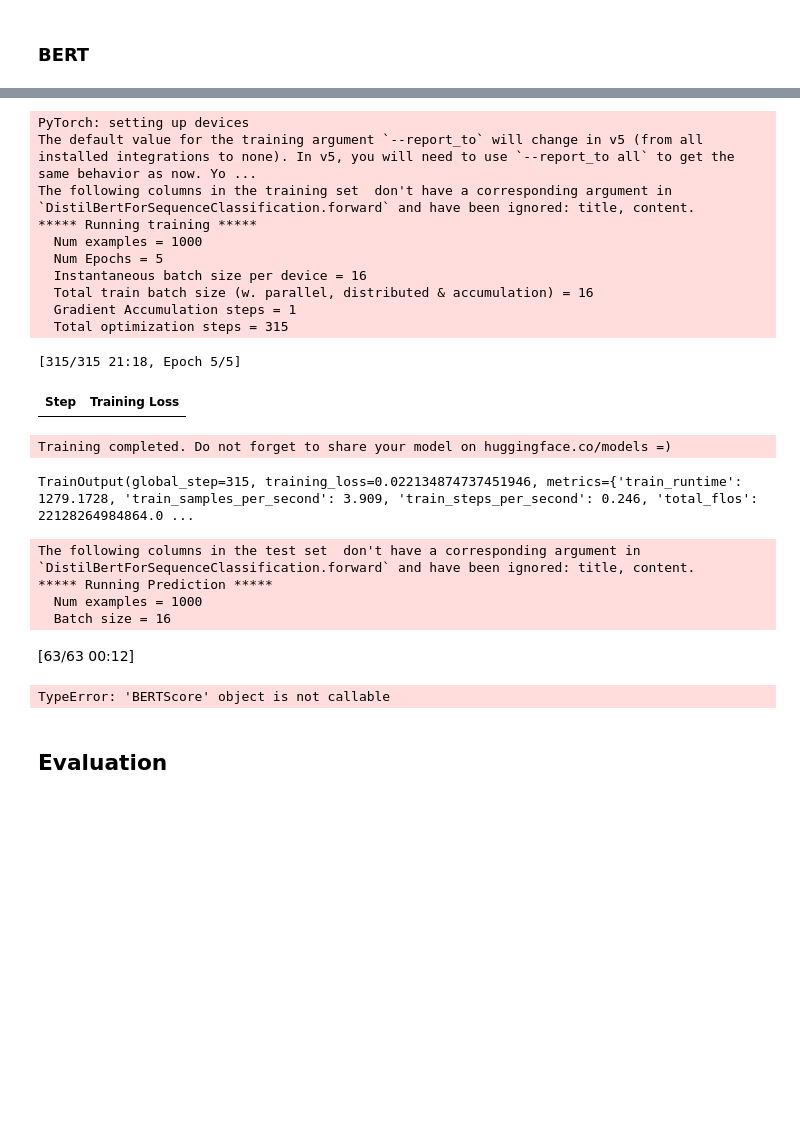
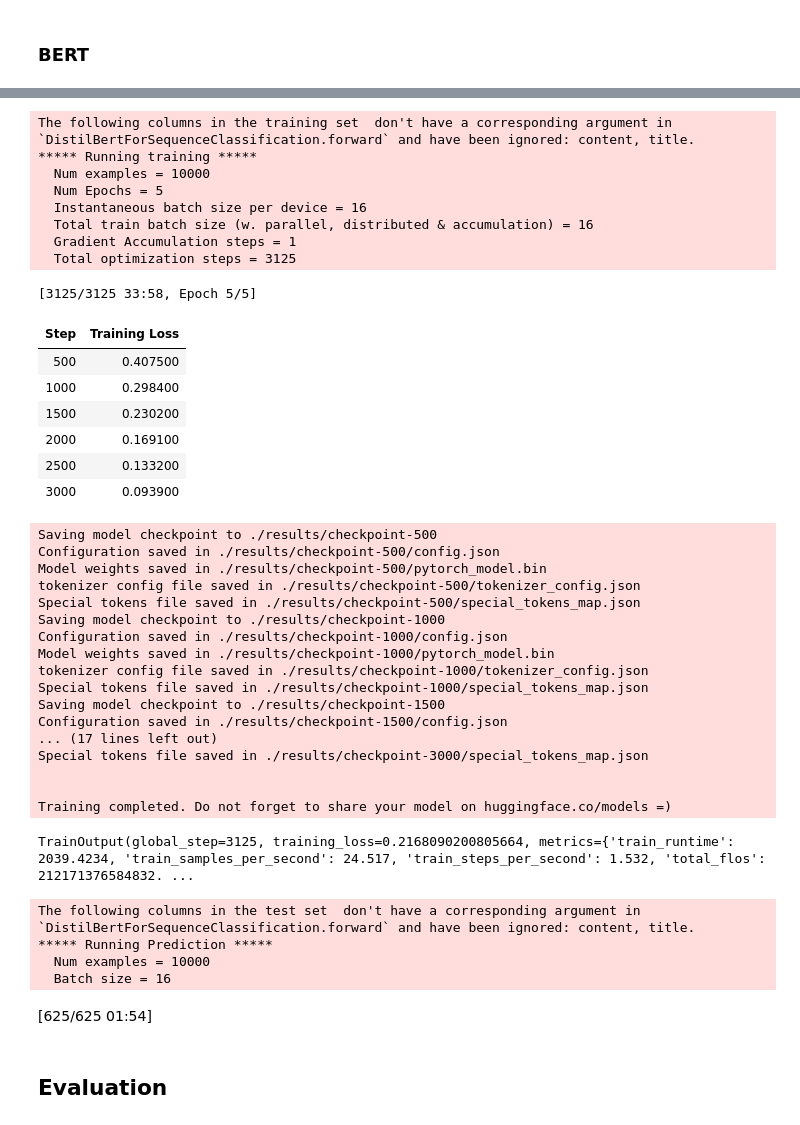
Before and after one commit to PatrikDurdevic/Conformal-Prediction-for-NLP-Sentiment-Classification, a Jupyter notebook: BSc_Thesis.ipynb, the cells around one changed output, grey strips where cells are left out. Saved outputs shown, nothing was run; the diff lists cells and outputs as text; code cells hidden in the pictures; blank space fills up the shorter version.

```diff
--- a/BSc_Thesis.ipynb
+++ b/BSc_Thesis.ipynb
@@ -6,6 +6,6 @@
 from datasets import load_dataset
 import numpy as np
 dataset = load_dataset('amazon_polarity')
-smaller_dataset = dataset.filter(lambda e, i: i<1000, with_indices=True)
+smaller_dataset = dataset.filter(lambda e, i: i<10000, with_indices=True)
 # %% [output]
 Reusing dataset amazon_polarity (/Users/q_user/.cache/huggingface/datasets/amazon_polarity/amazon_polarity/3.0.0/56923eeb72030cb6c4ea30c8a4e1162c26b25973475ac1f44340f0ec0f2936f4)
@@ -45,51 +45,69 @@ You should probably TRAIN this model on a down-stream task to be able to use it
 # %%
 from transformers import TrainingArguments, Trainer
 from datasets import load_metric
 
 training_args = TrainingArguments(
     output_dir="./results",
     learning_rate=2e-5,
     per_device_train_batch_size=16,
     per_device_eval_batch_size=16,
     num_train_epochs=5,
     weight_decay=0.01,
 )
 
 trainer = Trainer(
     model=model,
     args=training_args,
     train_dataset=smaller_tokenized_dataset["train"],
     eval_dataset=smaller_tokenized_dataset["test"],
     tokenizer=tokenizer,
-    data_collator=data_collator,
-    compute_metrics=load_metric('bertscore')
+    data_collator=data_collator
 )
 
 trainer.train()
 # %% [output]
-PyTorch: setting up devices
-The default value for the training argument `--report_to` will change in v5 (from all installed integrations to none). In v5, you will need to use `--report_to all` to get the same behavior as now. Yo ...
-The following columns in the training set  don't have a corresponding argument in `DistilBertForSequenceClassification.forward` and have been ignored: title, content.
+The following columns in the training set  don't have a corresponding argument in `DistilBertForSequenceClassification.forward` and have been ignored: content, title.
 ***** Running training *****
-  Num examples = 1000
+  Num examples = 10000
   Num Epochs = 5
   Instantaneous batch size per device = 16
   Total train batch size (w. parallel, distributed & accumulation) = 16
   Gradient Accumulation steps = 1
-  Total optimization steps = 315
+  Total optimization steps = 3125
-[315/315 21:18, Epoch 5/5]
+[3125/3125 33:58, Epoch 5/5]
 | Step | Training Loss |
+| 500 | 0.407500 |
+| 1000 | 0.298400 |
+| 1500 | 0.230200 |
+| 2000 | 0.169100 |
+| 2500 | 0.133200 |
+| 3000 | 0.093900 |
+Saving model checkpoint to ./results/checkpoint-500
+Configuration saved in ./results/checkpoint-500/config.json
+Model weights saved in ./results/checkpoint-500/pytorch_model.bin
+tokenizer config file saved in ./results/checkpoint-500/tokenizer_config.json
+Special tokens file saved in ./results/checkpoint-500/special_tokens_map.json
+Saving model checkpoint to ./results/checkpoint-1000
+Configuration saved in ./results/checkpoint-1000/config.json
+Model weights saved in ./results/checkpoint-1000/pytorch_model.bin
+tokenizer config file saved in ./results/checkpoint-1000/tokenizer_config.json
+Special tokens file saved in ./results/checkpoint-1000/special_tokens_map.json
+Saving model checkpoint to ./results/checkpoint-1500
+Configuration saved in ./results/checkpoint-1500/config.json
+... (17 lines left out)
+Special tokens file saved in ./results/checkpoint-3000/special_tokens_map.json
+
+
 Training completed. Do not forget to share your model on huggingface.co/models =)
-TrainOutput(global_step=315, training_loss=0.022134874737451946, metrics={'train_runtime': 1279.1728, 'train_samples_per_second': 3.909, 'train_steps_per_second': 0.246, 'total_flos': 22128264984864.0 ...
+TrainOutput(global_step=3125, training_loss=0.2168090200805664, metrics={'train_runtime': 2039.4234, 'train_samples_per_second': 24.517, 'train_steps_per_second': 1.532, 'total_flos': 212171376584832. ...
 # %%
 predicted = trainer.predict(smaller_tokenized_dataset["test"])
 # %% [output]
-The following columns in the test set  don't have a corresponding argument in `DistilBertForSequenceClassification.forward` and have been ignored: title, content.
+The following columns in the test set  don't have a corresponding argument in `DistilBertForSequenceClassification.forward` and have been ignored: content, title.
 ***** Running Prediction *****
-  Num examples = 1000
+  Num examples = 10000
   Batch size = 16
-[63/63 00:12]
+[625/625 01:54]
-TypeError: 'BERTScore' object is not callable
 # %%
 import torch
 predicted_proba = torch.nn.functional.softmax(torch.tensor(predicted.predictions), dim=1)
```
Also changed, not shown: parts of 4 cells of this notebook.
